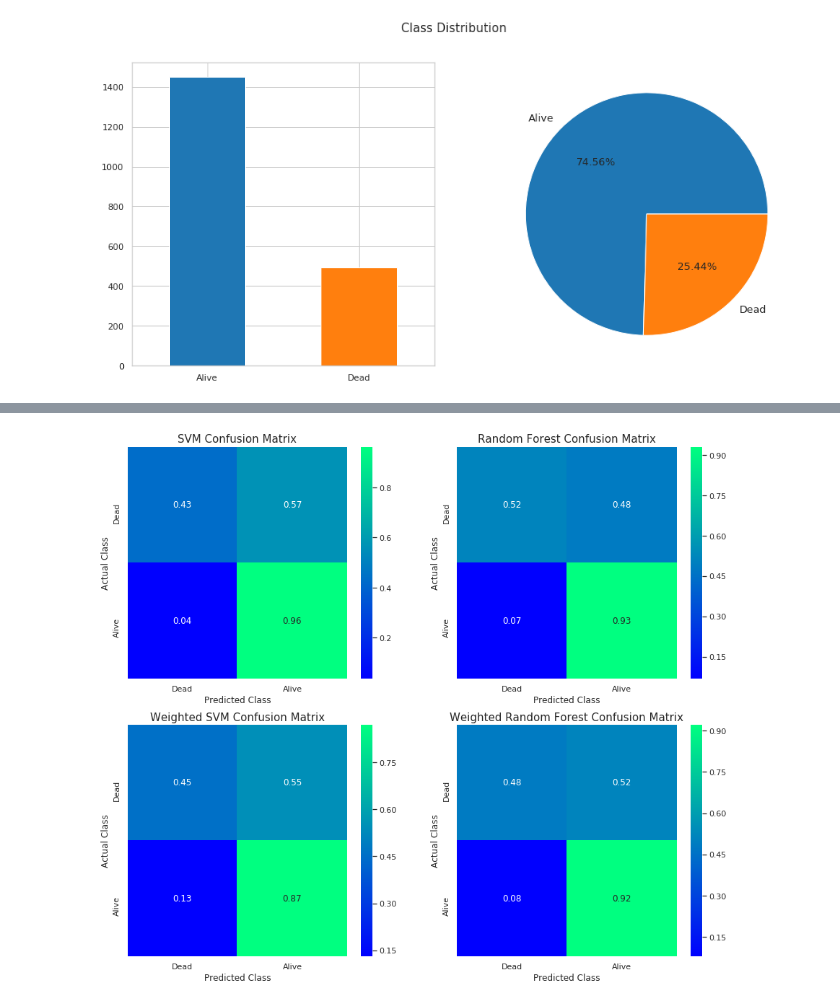
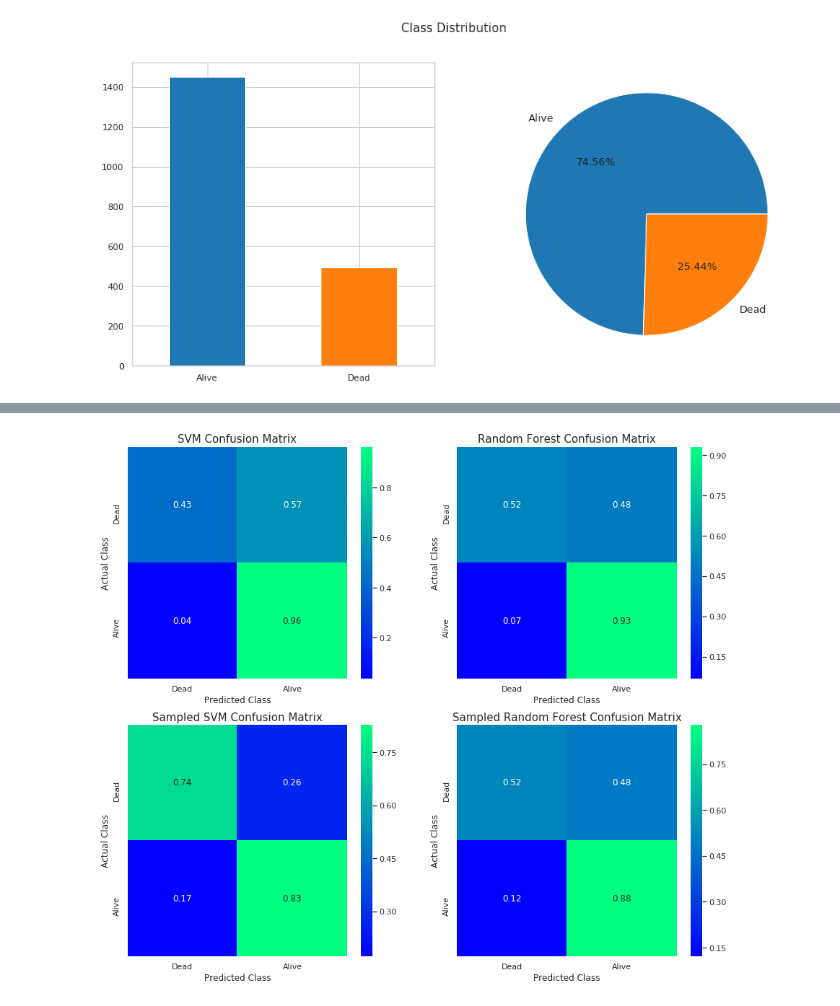
Before and after one commit to dvd42/GOT-Death-Prediction, a Jupyter notebook: got_death_predictions.ipynb, the cells around one changed output, grey strips where cells are left out. Saved outputs shown, nothing was run; the diff lists cells and outputs as text; code cells hidden in the pictures.

Commit message:
downsampled data

```diff
--- a/got_death_predictions.ipynb
+++ b/got_death_predictions.ipynb
@@ -282,8 +301,10 @@ plt.show()
 # %%
-# Lets adapt our classifiers to deal with this class unbalance
-w_svm_clf = svm.SVC(C=0.9, gamma=0.1, kernel='rbf', probability=True, class_weight='balanced', random_state=seed)
-w_rf_clf = RandomForestClassifier(n_estimators=200, n_jobs=-1, class_weight='balanced', random_state=seed)
+%%capture
+
+#Let's train our models with our downsampled data
+ds_svm_clf = svm.SVC(C=0.9, gamma=0.1, kernel='rbf', probability=True, random_state=seed, class_weight='balanced')
+ds_rf_clf = RandomForestClassifier(n_estimators=200, n_jobs=-1, random_state=seed, class_weight='balanced')
 
 
-w_svm_clf.fit(x_train, y_train)
-w_rf_clf.fit(x_train, y_train)
+ds_svm_clf.fit(ds_x_train, ds_y_train)
+ds_rf_clf.fit(ds_x_train, ds_y_train)
@@ -298,38 +311,38 @@ RandomForestClassifier(bootstrap=True, class_weight='balanced',
 # %%
-w_svm_prob = w_svm_clf.predict_proba(x_test)
-w_rf_prob = w_rf_clf.predict_proba(x_test)
+ds_svm_prob = ds_svm_clf.predict_proba(ds_x_test)
+ds_rf_prob = ds_rf_clf.predict_proba(ds_x_test)
 
-w_svm_preds = np.argmax(w_svm_prob, axis=1)
-w_rf_preds = np.argmax(w_rf_prob, axis=1)
+ds_svm_preds = np.argmax(ds_svm_prob, axis=1)
+ds_rf_preds = np.argmax(ds_rf_prob, axis=1)
 # %%
-cm3 = confusion_matrix(y_test, w_svm_preds)
+cm3 = confusion_matrix(ds_y_test, ds_svm_preds)
 cm3 = cm3.astype('float') / cm3.sum(axis=1)[:, np.newaxis]
-cm4 = confusion_matrix(y_test, w_rf_preds)
+cm4 = confusion_matrix(ds_y_test, ds_rf_preds)
 cm4 = cm4.astype('float') / cm4.sum(axis=1)[:, np.newaxis]
 
 
 f, ax = plt.subplots(2, 2, figsize=(15, 13))
 ax[0, 0].set_title("SVM Confusion Matrix", fontsize=15.)
-sns.heatmap(pd.DataFrame(cm, index=["Dead", "Alive"], columns=["Dead", "Alive"]),
+sns.heatmap(pd.DataFrame(cm, index=classes, columns=classes),
             cmap='winter', annot=True, fmt='.2f', ax=ax[0, 0]).set(xlabel="Predicted Class",
                                                                 ylabel="Actual Class")
 
 ax[0, 1].set_title("Random Forest Confusion Matrix", fontsize=15.)
-sns.heatmap(pd.DataFrame(cm2, index=["Dead", "Alive"], columns=["Dead", "Alive"]),
+sns.heatmap(pd.DataFrame(cm2, index=classes, columns=classes),
             cmap='winter', annot=True, fmt='.2f', ax=ax[0, 1]).set(xlabel="Predicted Class",
                                                                 ylabel="Actual Class")
-ax[1, 0].set_title("Weighted SVM Confusion Matrix", fontsize=15.)
-sns.heatmap(pd.DataFrame(cm3, index=["Dead", "Alive"], columns=["Dead", "Alive"]),
+ax[1, 0].set_title("Sampled SVM Confusion Matrix", fontsize=15.)
+sns.heatmap(pd.DataFrame(cm3, index=classes, columns=classes),
             cmap='winter', annot=True, fmt='.2f', ax=ax[1, 0]).set(xlabel="Predicted Class",
                                                                 ylabel="Actual Class")
-ax[1, 1].set_title("Weighted Random Forest Confusion Matrix", fontsize=15.)
-sns.heatmap(pd.DataFrame(cm4, index=["Dead", "Alive"], columns=["Dead", "Alive"]),
+ax[1, 1].set_title("Sampled Random Forest Confusion Matrix", fontsize=15.)
+sns.heatmap(pd.DataFrame(cm4, index=classes, columns=classes),
             cmap='winter', annot=True, fmt='.2f', ax=ax[1, 1]).set(xlabel="Predicted Class",
                                                                 ylabel="Actual Class")
 
 plt.show()
 
 # Our svm performs worse with weighted classes but our random forest is
 # %% [output]
-[figure, old version]
+[figure, new version]
 # %%
```
Also changed, not shown: parts of 7 cells of this notebook.
